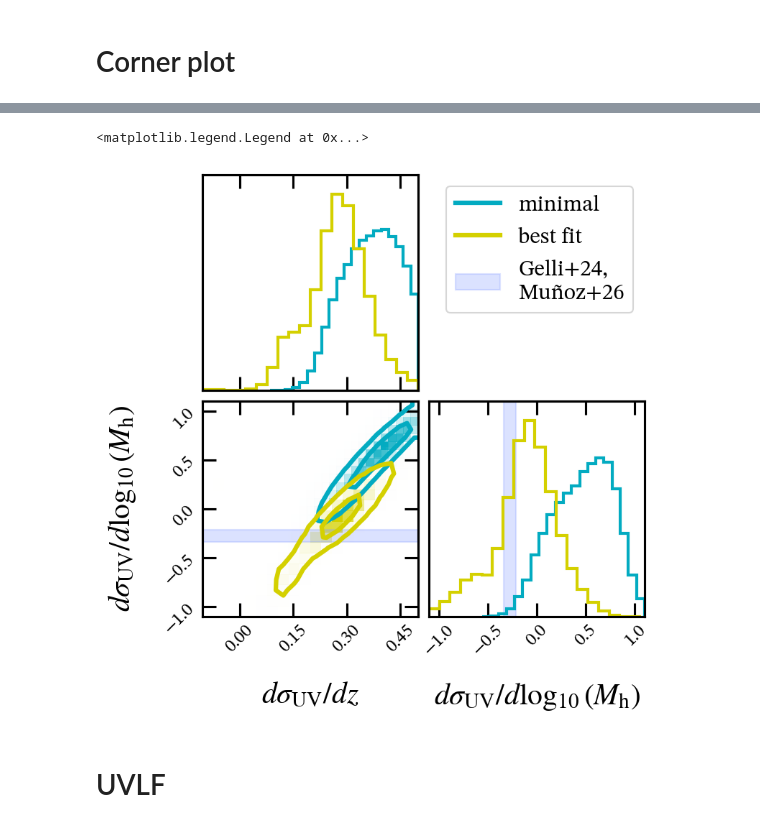
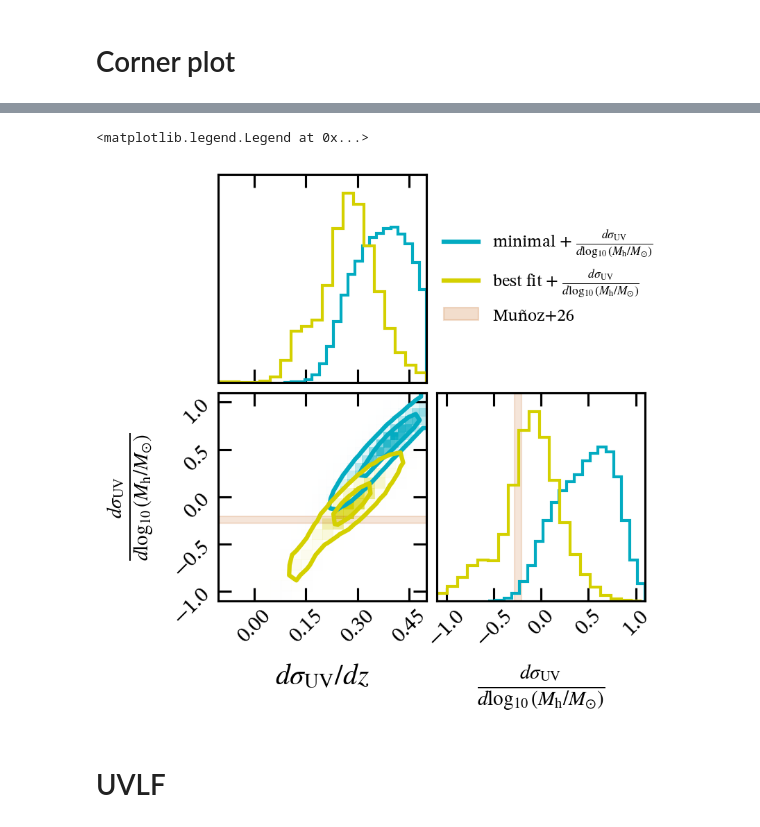
Before and after one commit to ebregou/modeling_stochasticity, a Jupyter notebook: notebooks/make_polished_plots/paper.ipynb, the cells around one changed output, grey strips where cells are left out. Drawn from its saved outputs; the diff is of its cells as text; code cells hidden in the pictures.

```diff
--- a/notebooks/make_polished_plots/paper.ipynb
+++ b/notebooks/make_polished_plots/paper.ipynb
@@ -84,23 +252,23 @@ percentile[1] / (percentile[1] - percentile[0])
 # %%
-corner_plot = corner.corner(samples_minimal[:, [-2, -1]], labels= [r'$d\sigma_{\rm{UV}}/dz$', r'$d\sigma_{\rm{UV}}/d\log_{10}(M_{\rm{h}})$'],
+corner_plot = corner.corner(samples_minimal[:, [-2, -1]], labels= [r'$d\sigma_{\rm{UV}}/dz$', r'$\frac{d\sigma_{\rm{UV}}}{d\log_{10}(M_{\rm{h}}/M_{\odot})}$'],
                             color = eplots.turquoise, plot_contours = True, plot_datapoints = False,
                             hist_kwargs={'linewidth': 2, 'density':True}, levels = (0.393, 0.864))
 
-corner_plot = corner.corner(samples_best_fit[:, [-2, -1]], labels= [r'$d\sigma_{\rm{UV}}/dz$', r'$d\sigma_{\rm{UV}}/d\log_{10}(M_{\rm{h}})$'],
+corner_plot = corner.corner(samples_best_fit[:, [-2, -1]], labels= [r'$d\sigma_{\rm{UV}}/dz$', r'$\frac{d\sigma_{\rm{UV}}}{d\log_{10}(M_{\rm{h}}/M_{\odot})}$'],
                             color = eplots.yellow, plot_contours = True, plot_datapoints = False,
                             hist_kwargs={'linewidth': 2, 'density': True, 'linestyle': 'solid'}, fig = corner_plot,
                             levels = (0.393, 0.864))
 
-corner_plot.axes[2].fill_between([-1, 1], -0.34, -0.21, color = eplots.periwinkle, alpha = 0.3, zorder = 1)
-corner_plot.axes[3].fill_between([-0.34, -0.21], 0, 1e6, color = eplots.periwinkle, alpha = 0.3, zorder = 0)
+corner_plot.axes[2].fill_between([-1, 1], -0.28, -0.21, color = eplots.orange, alpha = 0.15, zorder = 1)
+corner_plot.axes[3].fill_between([-0.28, -0.21], 0, 1e6, color = eplots.orange, alpha = 0.15, zorder = 0)
 
-corner_plot.axes[1].plot(0, 0, color = eplots.turquoise, label = 'minimal')
-corner_plot.axes[1].plot(0, 0, linestyle = 'solid', color = eplots.yellow, label = 'best fit')
-corner_plot.axes[1].fill_between([0,0], 0, 0, color = eplots.periwinkle, alpha = 0.3, label = 'Gelli+24,\nMuñoz+26')
-corner_plot.axes[1].legend()
+corner_plot.axes[1].plot(0, 0, color = eplots.turquoise, label = r'minimal + $\frac{d\sigma_{\rm{UV}}}{d\log_{10}(M_{\rm{h}}/M_{\odot})}$')
+corner_plot.axes[1].plot(0, 0, linestyle = 'solid', color = eplots.yellow, label = r'best fit + $\frac{d\sigma_{\rm{UV}}}{d\log_{10}(M_{\rm{h}}/M_{\odot})}$')
+corner_plot.axes[1].fill_between([0,0], 0, 0, color = eplots.orange, alpha = 0.2, label = 'Muñoz+26')
+corner_plot.axes[1].legend(loc = (0,0.25), fontsize = 12, frameon = False)
 # %% [output]
 <matplotlib.legend.Legend at 0x...>
-[figure, old version]
+[figure, new version]
 # %%
 corner_plot.savefig('/Users/eb35267/Desktop/figures/paper/corner.png', dpi = 300)
 # %% [markdown]
```
Also changed, not shown: parts of 50 cells of this notebook, 10 other files.
